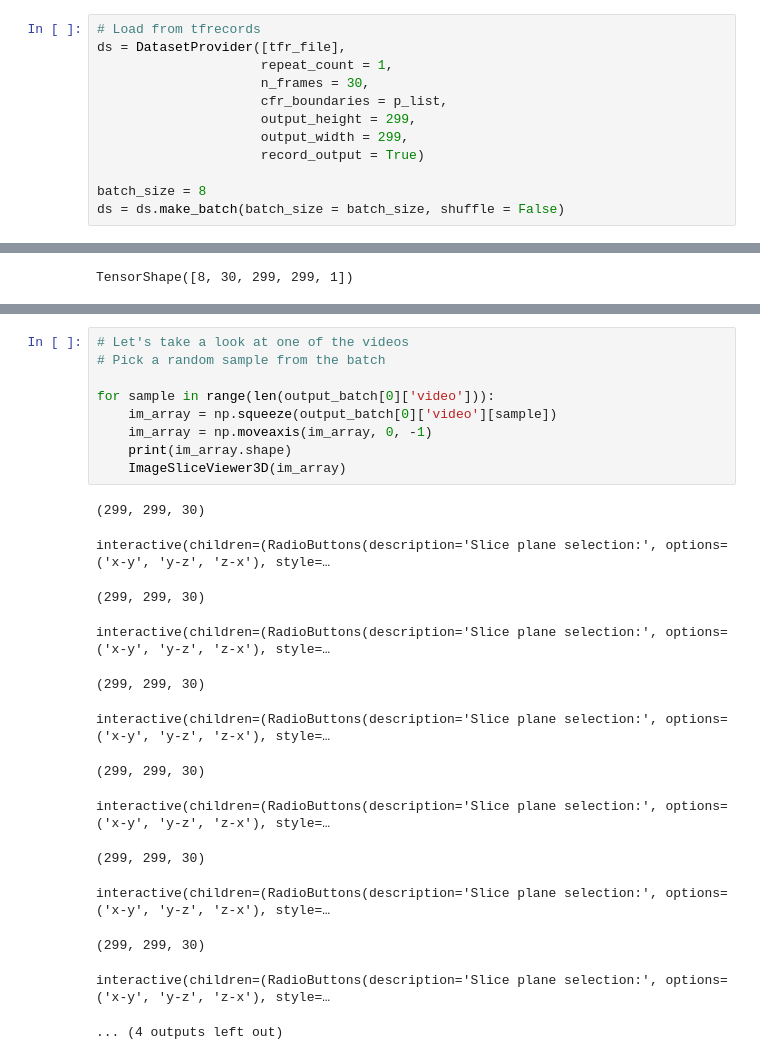
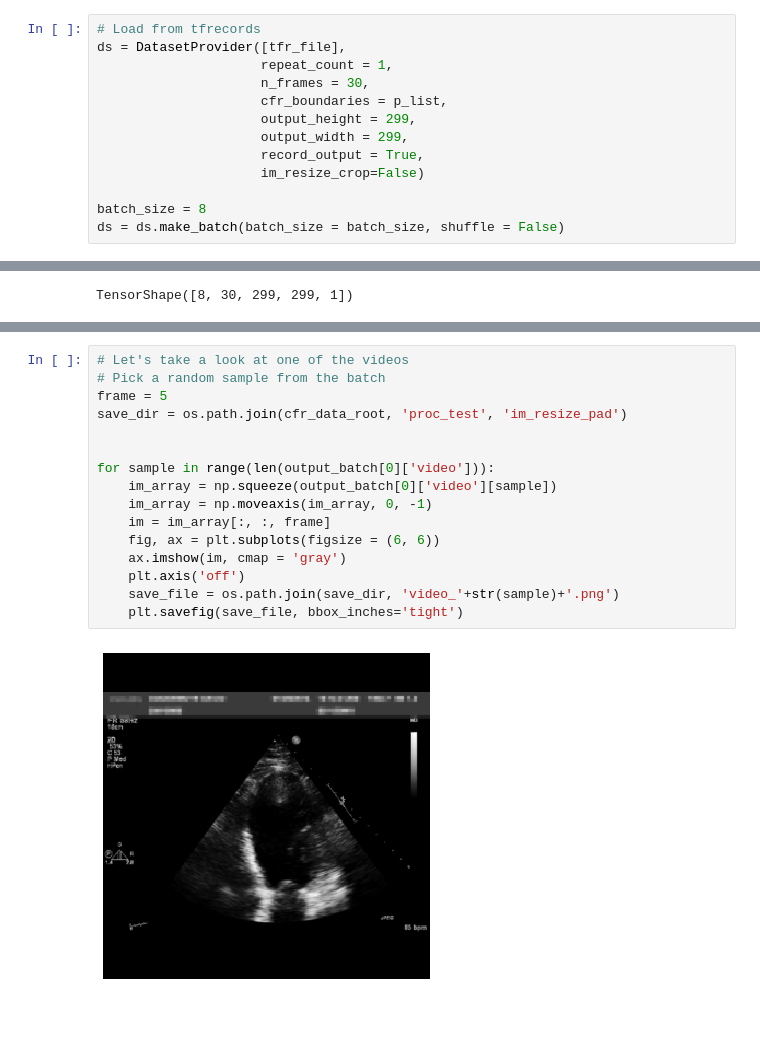
Before and after one commit to awerdich/werdich-cfr, a Jupyter notebook: notebooks/tfr_images.ipynb, the cells around one changed output, grey strips where cells are left out. Cells and saved outputs as stored; diff of their text form; blank space fills up the shorter version.

```diff
--- a/notebooks/tfr_images.ipynb
+++ b/notebooks/tfr_images.ipynb
@@ -107,7 +107,8 @@ ds = DatasetProvider([tfr_file],
                      cfr_boundaries = p_list,
                      output_height = 299,
                      output_width = 299,
-                     record_output = True)
+                     record_output = True,
+                     im_resize_crop=False)
 
 batch_size = 8
 ds = ds.make_batch(batch_size = batch_size, shuffle = False)
@@ -209,23 +206,18 @@ color channels: [0.24618994]
 # %%
 # Let's take a look at one of the videos
 # Pick a random sample from the batch
+frame = 5
+save_dir = os.path.join(cfr_data_root, 'proc_test', 'im_resize_pad')
+
 
 for sample in range(len(output_batch[0]['video'])):
     im_array = np.squeeze(output_batch[0]['video'][sample])
     im_array = np.moveaxis(im_array, 0, -1)
-    print(im_array.shape)
-    ImageSliceViewer3D(im_array)
+    im = im_array[:, :, frame]
+    fig, ax = plt.subplots(figsize = (6, 6))
+    ax.imshow(im, cmap = 'gray')
+    plt.axis('off')
+    save_file = os.path.join(save_dir, 'video_'+str(sample)+'.png')
+    plt.savefig(save_file, bbox_inches='tight')
 # %% [output]
-(299, 299, 30)
-interactive(children=(RadioButtons(description='Slice plane selection:', options=('x-y', 'y-z', 'z-x'), style=…
-(299, 299, 30)
-interactive(children=(RadioButtons(description='Slice plane selection:', options=('x-y', 'y-z', 'z-x'), style=…
-(299, 299, 30)
-interactive(children=(RadioButtons(description='Slice plane selection:', options=('x-y', 'y-z', 'z-x'), style=…
-(299, 299, 30)
-interactive(children=(RadioButtons(description='Slice plane selection:', options=('x-y', 'y-z', 'z-x'), style=…
-(299, 299, 30)
-interactive(children=(RadioButtons(description='Slice plane selection:', options=('x-y', 'y-z', 'z-x'), style=…
-(299, 299, 30)
-interactive(children=(RadioButtons(description='Slice plane selection:', options=('x-y', 'y-z', 'z-x'), style=…
-... (4 outputs left out)
+[figure, added]
```
Also changed, not shown: parts of 3 cells of this notebook, 3 other files.
